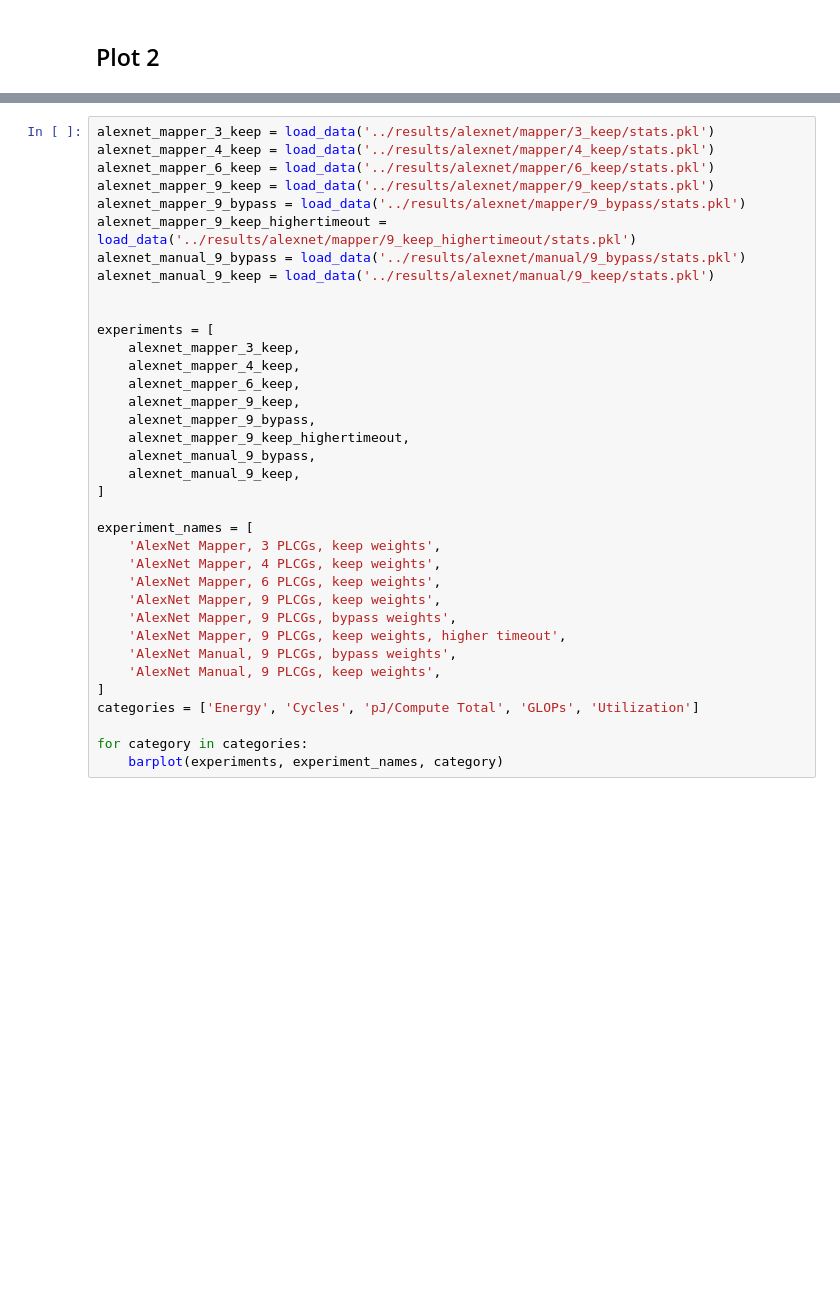
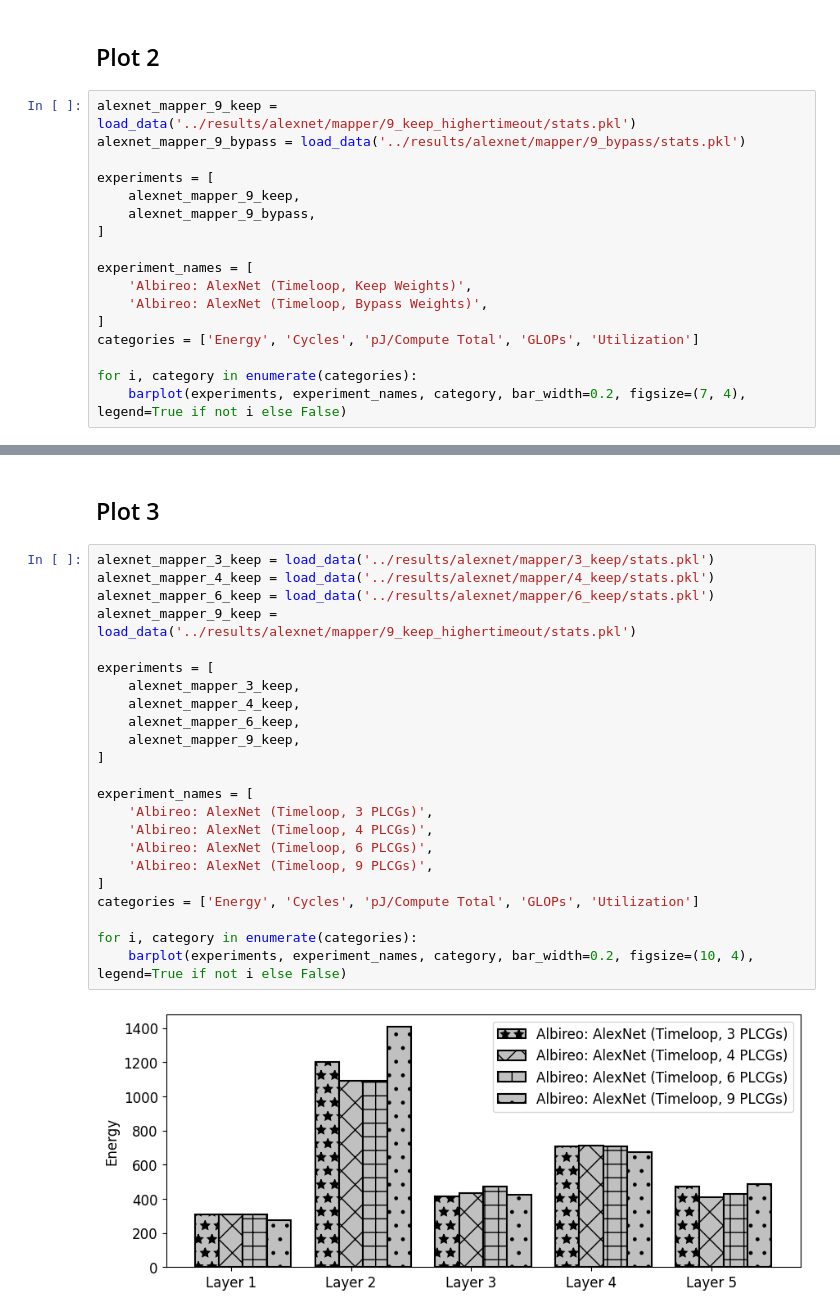
Before and after one commit to gohar94/dlh-project, a Jupyter notebook: workspace/final-project/scripts/plotter.ipynb, the cells around one changed output, grey strips where cells are left out. Cells and saved outputs as stored; diff of their text form; blank space fills up the shorter version.

```diff
--- a/workspace/final-project/scripts/plotter.ipynb
+++ b/workspace/final-project/scripts/plotter.ipynb
@@ -83,2 +88,19 @@ for i, category in enumerate(categories):
 # %% [markdown]
 ## Plot 2
+# %%
+alexnet_mapper_9_keep = load_data('../results/alexnet/mapper/9_keep_highertimeout/stats.pkl')
+alexnet_mapper_9_bypass = load_data('../results/alexnet/mapper/9_bypass/stats.pkl')
+
+experiments = [
+    alexnet_mapper_9_keep,
+    alexnet_mapper_9_bypass,
+]
+
+experiment_names = [
+    'Albireo: AlexNet (Timeloop, Keep Weights)',
+    'Albireo: AlexNet (Timeloop, Bypass Weights)',
+]
+categories = ['Energy', 'Cycles', 'pJ/Compute Total', 'GLOPs', 'Utilization']
+
+for i, category in enumerate(categories):
+    barplot(experiments, experiment_names, category, bar_width=0.2, figsize=(7, 4), legend=True if not i else False)
@@ -85,36 +113,27 @@ for i, category in enumerate(categories):
+# %% [markdown]
+## Plot 3
 # %%
 alexnet_mapper_3_keep = load_data('../results/alexnet/mapper/3_keep/stats.pkl')
 alexnet_mapper_4_keep = load_data('../results/alexnet/mapper/4_keep/stats.pkl')
 alexnet_mapper_6_keep = load_data('../results/alexnet/mapper/6_keep/stats.pkl')
-alexnet_mapper_9_keep = load_data('../results/alexnet/mapper/9_keep/stats.pkl')
-alexnet_mapper_9_bypass = load_data('../results/alexnet/mapper/9_bypass/stats.pkl')
-alexnet_mapper_9_keep_highertimeout = load_data('../results/alexnet/mapper/9_keep_highertimeout/stats.pkl')
-alexnet_manual_9_bypass = load_data('../results/alexnet/manual/9_bypass/stats.pkl')
-alexnet_manual_9_keep = load_data('../results/alexnet/manual/9_keep/stats.pkl')
-
+alexnet_mapper_9_keep = load_data('../results/alexnet/mapper/9_keep_highertimeout/stats.pkl')
 
 experiments = [
     alexnet_mapper_3_keep,
     alexnet_mapper_4_keep,
     alexnet_mapper_6_keep,
     alexnet_mapper_9_keep,
-    alexnet_mapper_9_bypass,
-    alexnet_mapper_9_keep_highertimeout,
-    alexnet_manual_9_bypass,
-    alexnet_manual_9_keep,
 ]
 
 experiment_names = [
-    'AlexNet Mapper, 3 PLCGs, keep weights',
-    'AlexNet Mapper, 4 PLCGs, keep weights',
-    'AlexNet Mapper, 6 PLCGs, keep weights',
-    'AlexNet Mapper, 9 PLCGs, keep weights',
-    'AlexNet Mapper, 9 PLCGs, bypass weights',
-    'AlexNet Mapper, 9 PLCGs, keep weights, higher timeout',
-    'AlexNet Manual, 9 PLCGs, bypass weights',
-    'AlexNet Manual, 9 PLCGs, keep weights',
+    'Albireo: AlexNet (Timeloop, 3 PLCGs)',
+    'Albireo: AlexNet (Timeloop, 4 PLCGs)',
+    'Albireo: AlexNet (Timeloop, 6 PLCGs)',
+    'Albireo: AlexNet (Timeloop, 9 PLCGs)',
 ]
 categories = ['Energy', 'Cycles', 'pJ/Compute Total', 'GLOPs', 'Utilization']
 
-for category in categories:
-    barplot(experiments, experiment_names, category)
+for i, category in enumerate(categories):
+    barplot(experiments, experiment_names, category, bar_width=0.2, figsize=(10, 4), legend=True if not i else False)
+# %% [output]
+[figure, added]
```
Also changed, not shown: parts of 7 cells of this notebook.
